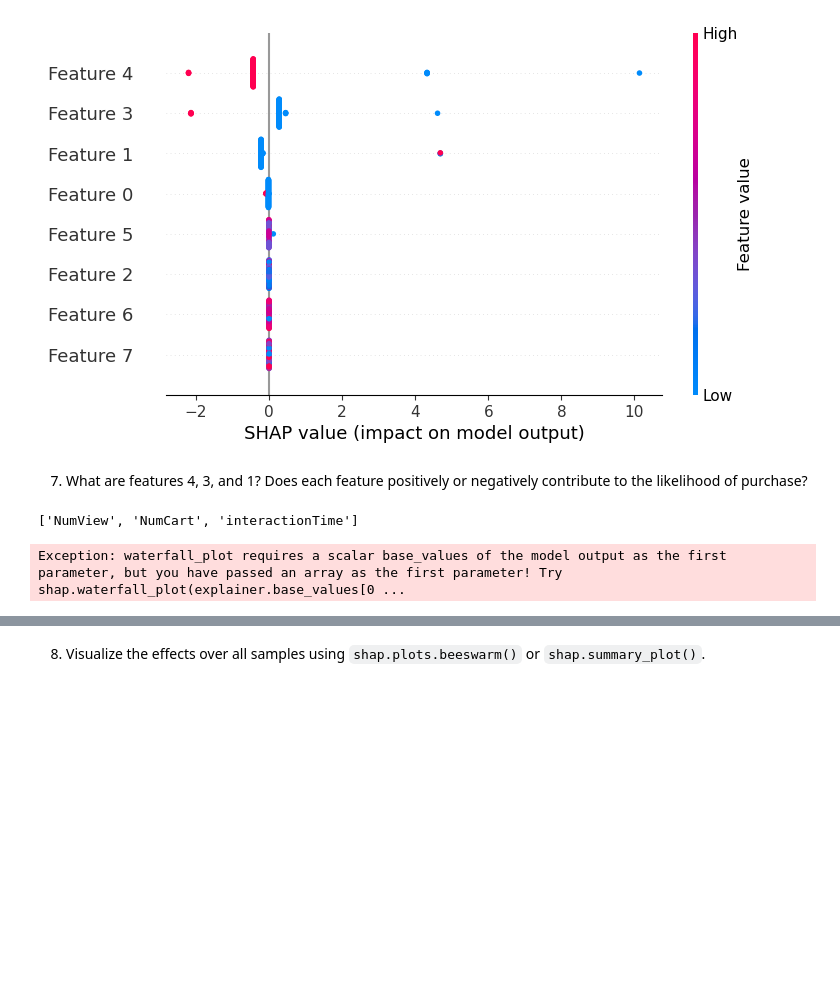
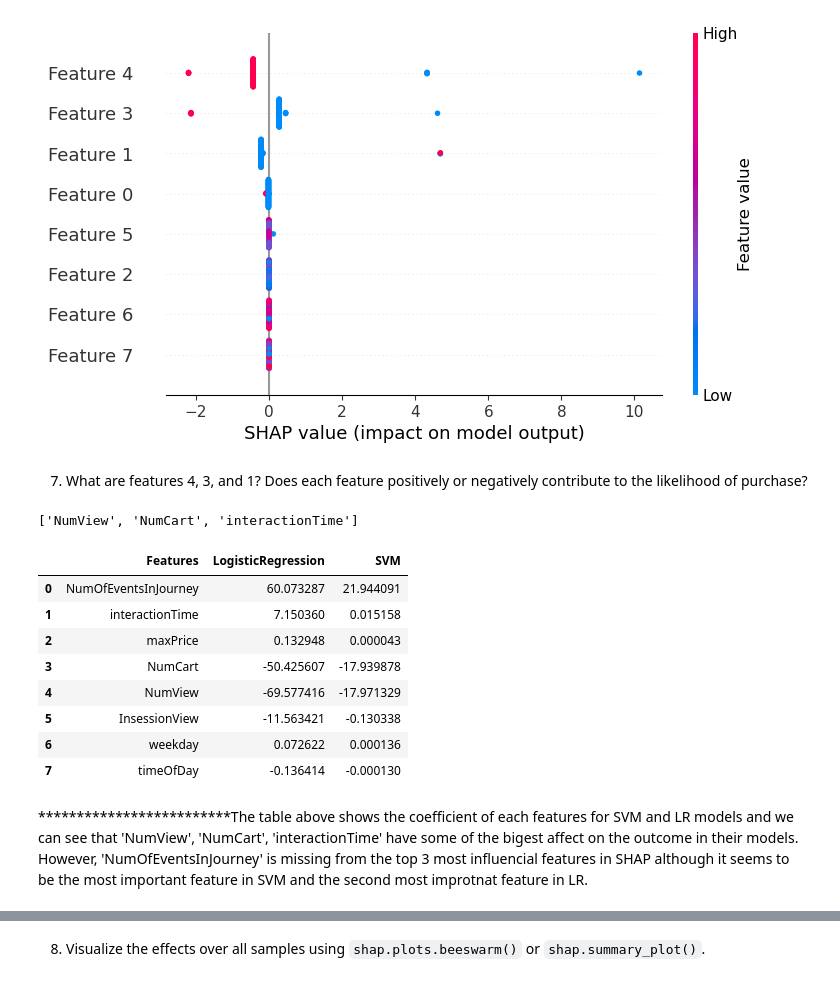
Before and after one commit to PedramPedram/MLE10, a Jupyter notebook: assignments/week-06-supervised-ml/nb/electronics-purchase-prediction.ipynb, the cells around one changed output, grey strips where cells are left out. Cells and saved outputs as stored; diff of their text form; code cells hidden in the pictures; blank space fills up the shorter version.

```diff
--- a/assignments/week-06-supervised-ml/nb/electronics-purchase-prediction.ipynb
+++ b/assignments/week-06-supervised-ml/nb/electronics-purchase-prediction.ipynb
@@ -543,7 +586,17 @@ shap.plots.beeswarm(shap_values)
 [train_df_reduced.drop(columns='Purchase').columns[col_n] for col_n in [4,3,1]]
 # %% [output]
 ['NumView', 'NumCart', 'interactionTime']
-# %%
-shap.waterfall_plot(shap_values.base_values,shap_values.values,shap_values.data)
-# %% [output]
-Exception: waterfall_plot requires a scalar base_values of the model output as the first parameter, but you have passed an array as the first parameter! Try shap.waterfall_plot(explainer.base_values[0 ...
+# %%
+pd.DataFrame(list(zip(train_df_reduced.columns, lr_model.coef_[0], svm_model.coef_[0])), columns=['Features', 'LogisticRegression', 'SVM'])
+# %% [output]
+|  | Features | LogisticRegression | SVM |
+| 0 | NumOfEventsInJourney | 60.073287 | 21.944091 |
+| 1 | interactionTime | 7.150360 | 0.015158 |
+| 2 | maxPrice | 0.132948 | 0.000043 |
+| 3 | NumCart | -50.425607 | -17.939878 |
+| 4 | NumView | -69.577416 | -17.971329 |
+| 5 | InsessionView | -11.563421 | -0.130338 |
+| 6 | weekday | 0.072622 | 0.000136 |
+| 7 | timeOfDay | -0.136414 | -0.000130 |
+# %% [markdown]
+*************************The table above shows the coefficient of each features for SVM and LR models and we can see that 'NumView', 'NumCart', 'interactionTime' have some of the bigest affect on the outcome in their models. However, 'NumOfEventsInJourney' is missing from the top 3 most influencial features in SHAP although it seems to be the most important feature in SVM and the second most improtnat feature in LR.
```
Also changed, not shown: parts of 23 cells of this notebook, 3 other files.
